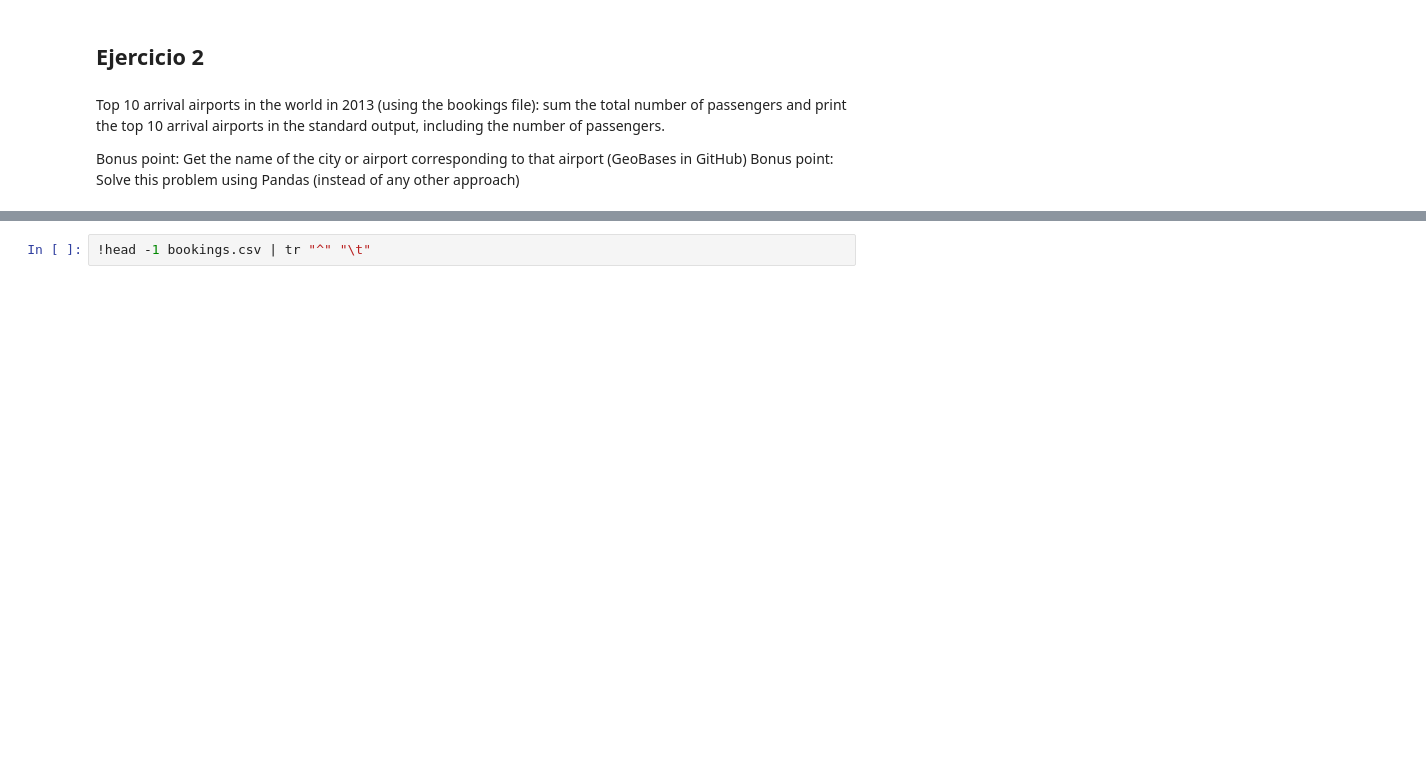
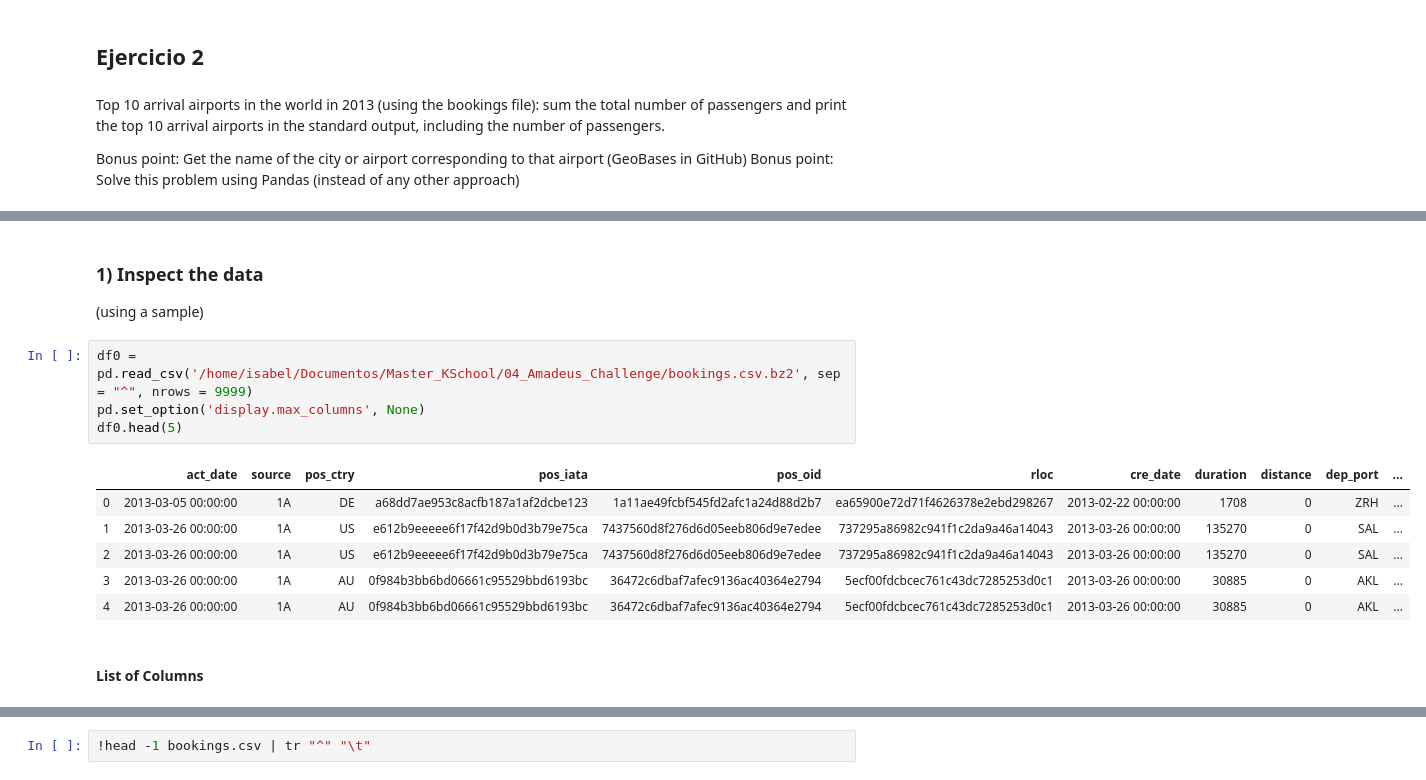
Before and after one commit to isabelpuche/Amadeus_Challenge, a Jupyter notebook: Amadeus_Challenge.ipynb, the cells around one changed output, grey strips where cells are left out. Cells and saved outputs as stored; diff of their text form; blank space fills up the shorter version.

```diff
--- a/Amadeus_Challenge.ipynb
+++ b/Amadeus_Challenge.ipynb
@@ -78,0 +69,16 @@ df
+# %% [markdown]
+### 1) Inspect the data
+(using a sample)
+# %%
+df0 = pd.read_csv('/home/isabel/Documentos/Master_KSchool/04_Amadeus_Challenge/bookings.csv.bz2', sep = "^", nrows = 9999)
+pd.set_option('display.max_columns', None)
+df0.head(5)
+# %% [output]
+|  | act_date | source | pos_ctry | pos_iata | pos_oid | rloc | cre_date | duration | distance | dep_port | ... |
+| 0 | 2013-03-05 00:00:00 | 1A | DE | a68dd7ae953c8acfb187a1af2dcbe123 | 1a11ae49fcbf545fd2afc1a24d88d2b7 | ea65900e72d71f4626378e2ebd298267 | 2013-02-22 00:00:00 | 1708 | 0 | ZRH | ... |
+| 1 | 2013-03-26 00:00:00 | 1A | US | e612b9eeeee6f17f42d9b0d3b79e75ca | 7437560d8f276d6d05eeb806d9e7edee | 737295a86982c941f1c2da9a46a14043 | 2013-03-26 00:00:00 | 135270 | 0 | SAL | ... |
+| 2 | 2013-03-26 00:00:00 | 1A | US | e612b9eeeee6f17f42d9b0d3b79e75ca | 7437560d8f276d6d05eeb806d9e7edee | 737295a86982c941f1c2da9a46a14043 | 2013-03-26 00:00:00 | 135270 | 0 | SAL | ... |
+| 3 | 2013-03-26 00:00:00 | 1A | AU | 0f984b3bb6bd06661c95529bbd6193bc | 36472c6dbaf7afec9136ac40364e2794 | 5ecf00fdcbcec761c43dc7285253d0c1 | 2013-03-26 00:00:00 | 30885 | 0 | AKL | ... |
+| 4 | 2013-03-26 00:00:00 | 1A | AU | 0f984b3bb6bd06661c95529bbd6193bc | 36472c6dbaf7afec9136ac40364e2794 | 5ecf00fdcbcec761c43dc7285253d0c1 | 2013-03-26 00:00:00 | 30885 | 0 | AKL | ... |
+# %% [markdown]
+#### List of Columns
```
Also changed, not shown: parts of 30 cells of this notebook.
